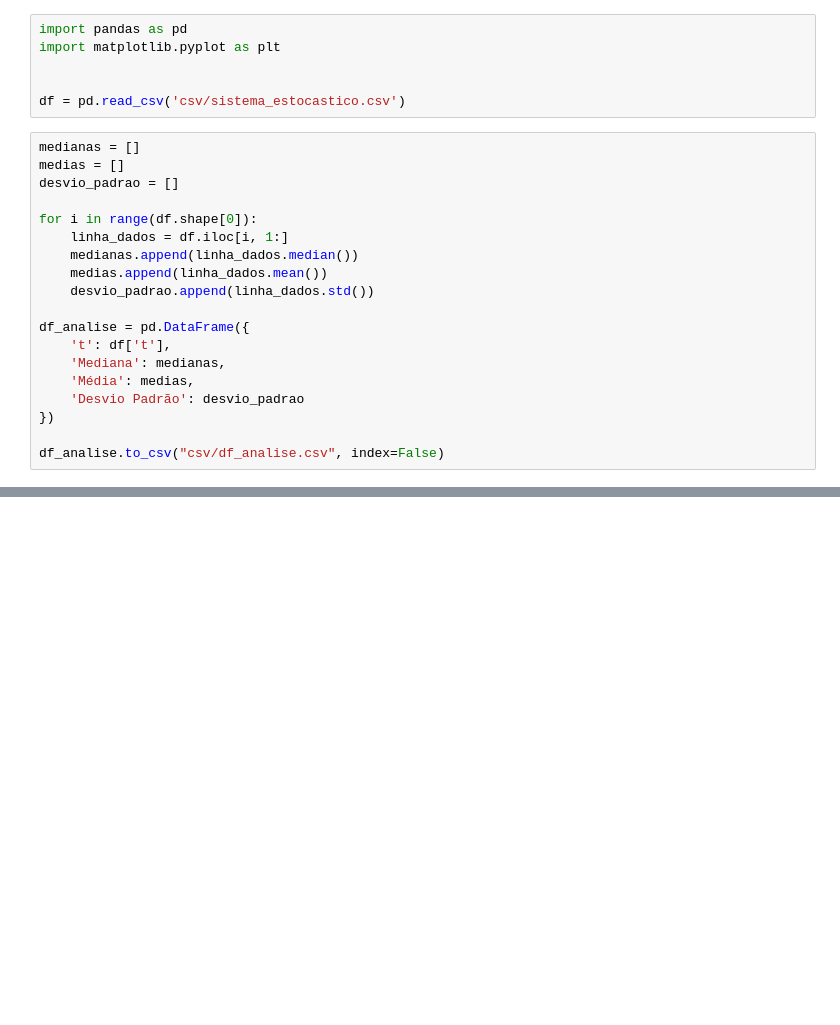
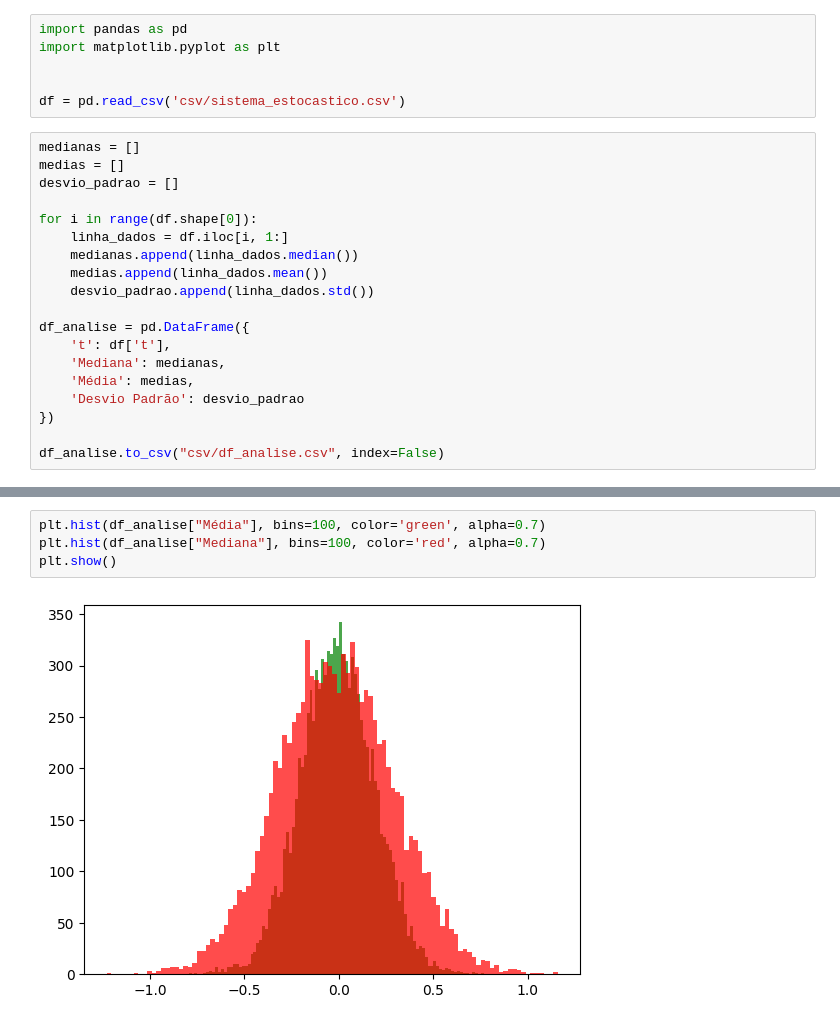
Before and after one commit to lucasamtaylor01/Lorenz80_SDE, a Jupyter notebook: 04_EXPLORACOES_EM_JULIA/03_ANALISE_DE_DADOS/analise.ipynb, the cells around one changed output, grey strips where cells are left out. Cells and saved outputs as stored; diff of their text form; blank space fills up the shorter version.

```diff
--- a/04_EXPLORACOES_EM_JULIA/03_ANALISE_DE_DADOS/analise.ipynb
+++ b/04_EXPLORACOES_EM_JULIA/03_ANALISE_DE_DADOS/analise.ipynb
@@ -50,0 +51,6 @@ plt.show()
+# %%
+plt.hist(df_analise["Média"], bins=100, color='green', alpha=0.7)
+plt.hist(df_analise["Mediana"], bins=100, color='red', alpha=0.7)
+plt.show()
+# %% [output]
+[figure, added]
```
Also changed, not shown: parts of 1 cell of this notebook.
